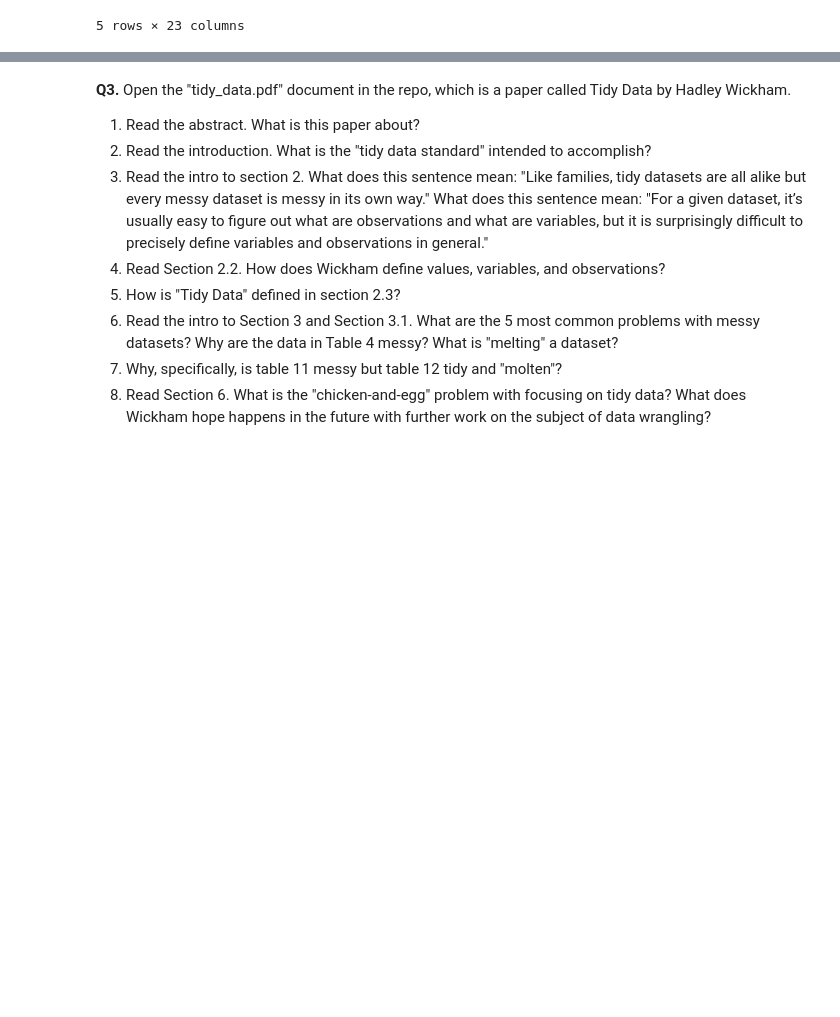
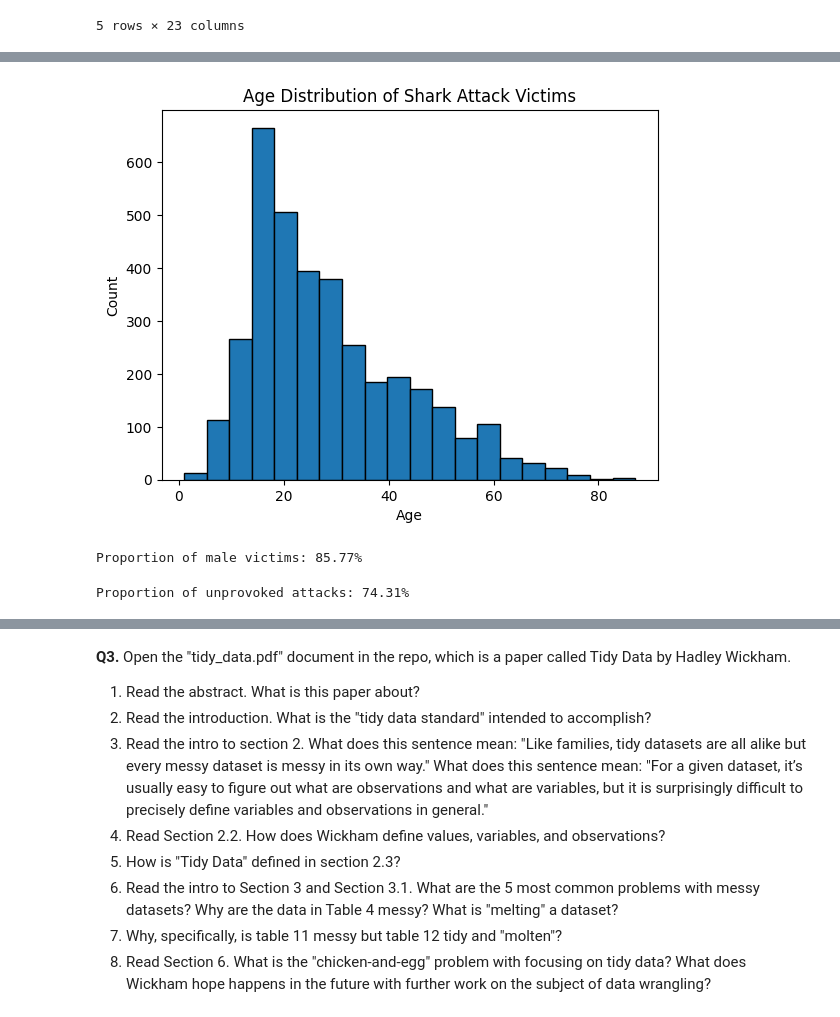
Before and after one commit to pratistha-dhungana/wrangling, a Jupyter notebook: assignment/assignment.ipynb, the cells around one changed output, grey strips where cells are left out. Drawn from its saved outputs; the diff is of its cells as text; code cells hidden in the pictures; blank space fills up the shorter version.

```diff
--- a/assignment/assignment.ipynb
+++ b/assignment/assignment.ipynb
@@ -201,8 +217,35 @@ df.head()
 # %%
 # Question 2.4
+df['Age'] = pd.to_numeric(df['Age'], errors='coerce')  # convert Age to numeric
+
+plt.hist(df['Age'].dropna(), bins=20, edgecolor="black")
+plt.title("Age Distribution of Shark Attack Victims")
+plt.xlabel("Age")
+plt.ylabel("Count")
+plt.show()
+# %% [output]
+[figure, added]
 # %%
 # Question 2.5
+df['Sex'] = df['Sex'].str.strip().str.upper()  # makes sure its all upper case
+male_count = df[df['Sex'] == 'M'].shape[0]
+total_count = df['Sex'].notna().sum()
+male_proportion = male_count / total_count
+print(f"Proportion of male victims: {male_proportion:.2%}")
+# %% [output]
+Proportion of male victims: 85.77%
 # %%
 # Question 2.6
+df['Type'] = df['Type'].str.strip().str.lower().map({'provoked': 'Provoked', 'unprovoked': 'Unprovoked'})
+
+df.loc[:, 'Type'] = df['Type'].fillna('Unknown')
+
+# calculate proportion
+unprovoked_proportion = (df['Type'] == 'Unprovoked').mean()
+
+# shows the result
+print(f"Proportion of unprovoked attacks: {unprovoked_proportion:.2%}")
+# %% [output]
+Proportion of unprovoked attacks: 74.31%
 # %%
 # Question 2.7
```
Also changed, not shown: parts of 7 cells of this notebook.
